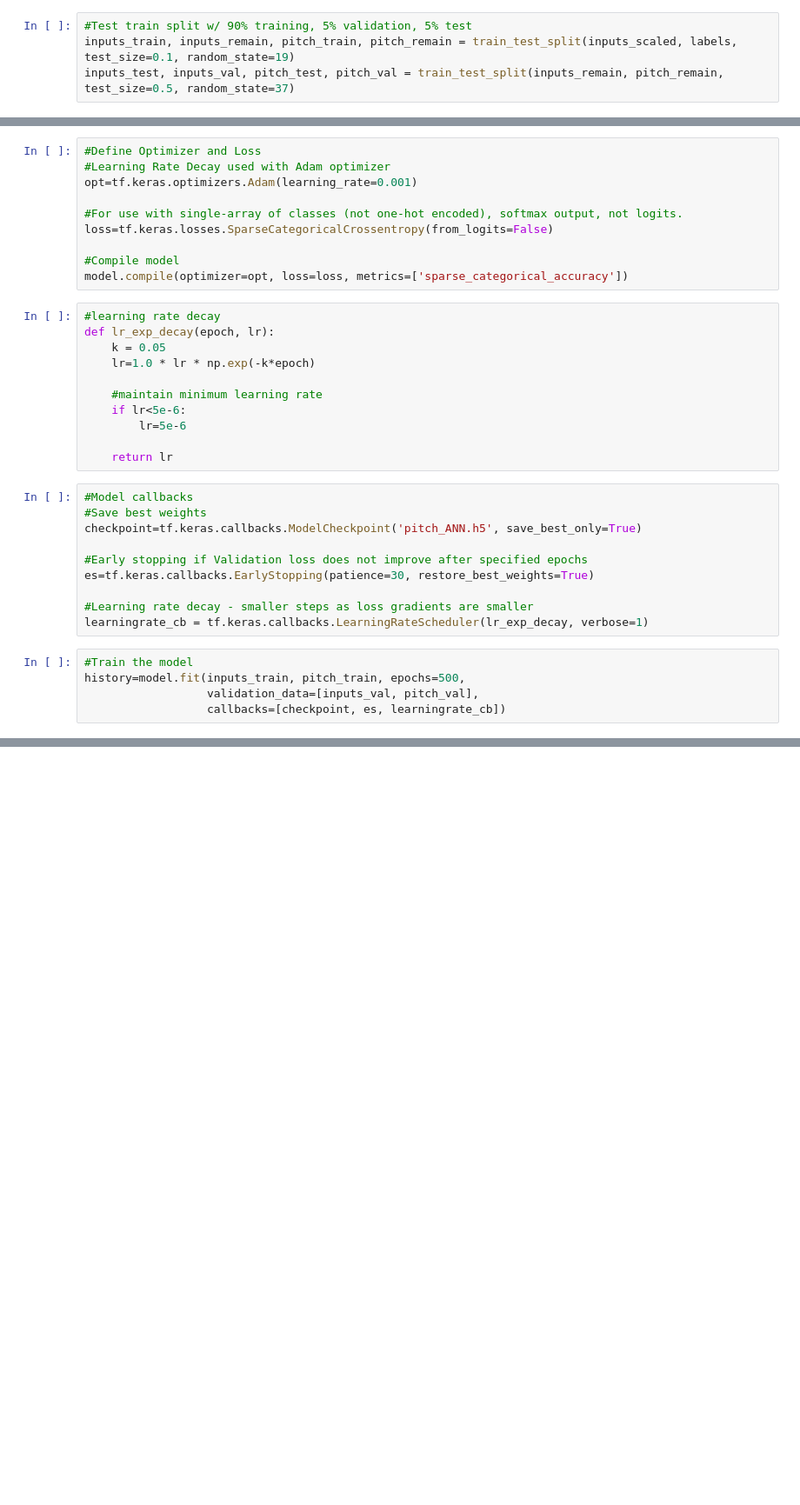
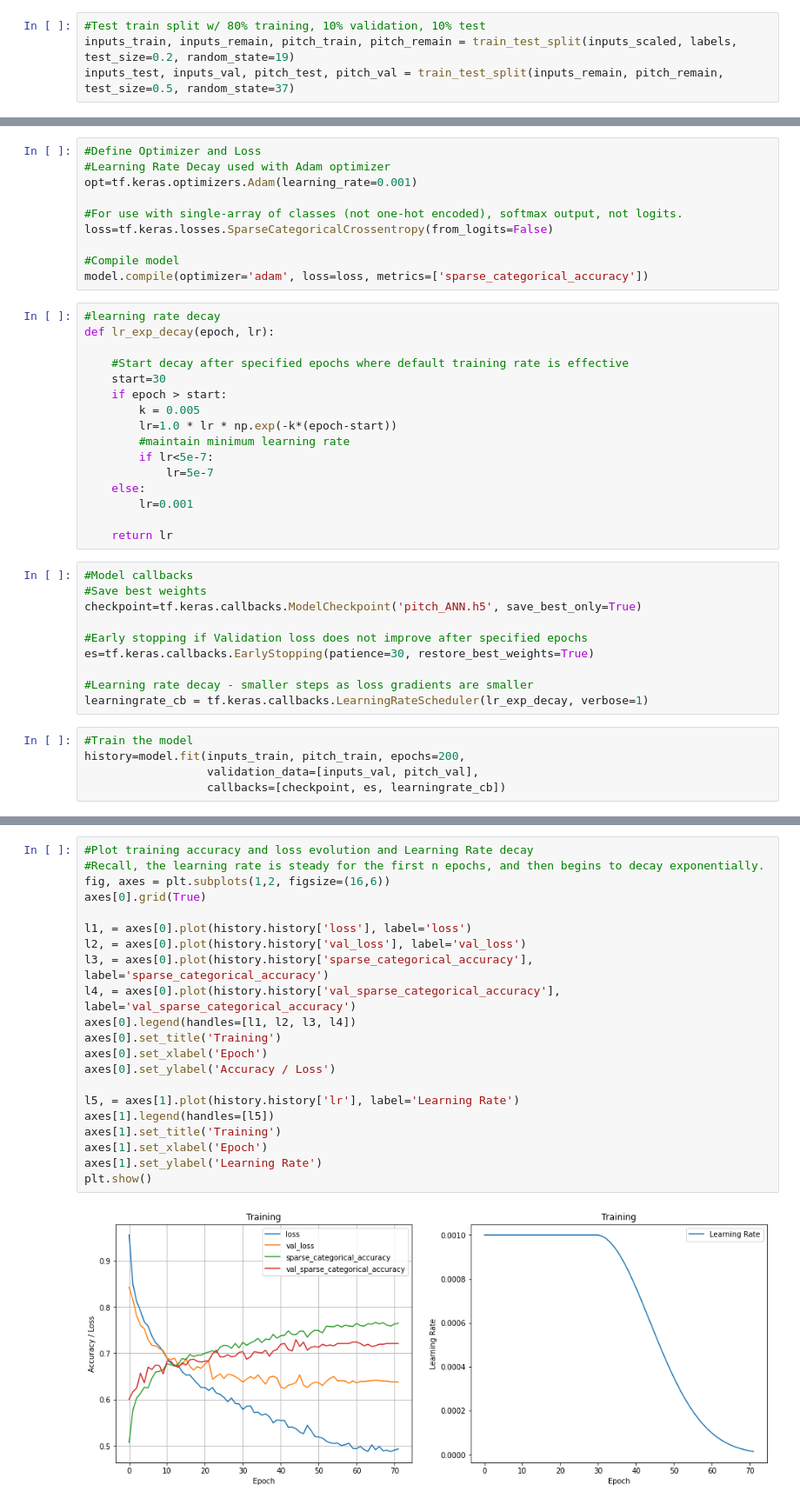
Before and after one commit to brians1982/portfolio, a Jupyter notebook: PitchPrediction/PitchPredictor_NN.ipynb, the cells around one changed output, grey strips where cells are left out. Shown at 87% size. Cells and saved outputs as stored; diff of their text form; blank space fills up the shorter version.

```diff
--- a/PitchPrediction/PitchPredictor_NN.ipynb
+++ b/PitchPrediction/PitchPredictor_NN.ipynb
@@ -295,8 +295,8 @@ nlabels=labels.nunique()
 in_scaler=MinMaxScaler()
 inputs_scaled=in_scaler.fit_transform(inputs)
 # %%
-#Test train split w/ 90% training, 5% validation, 5% test
-inputs_train, inputs_remain, pitch_train, pitch_remain = train_test_split(inputs_scaled, labels, test_size=0.1, random_state=19)
+#Test train split w/ 80% training, 10% validation, 10% test
+inputs_train, inputs_remain, pitch_train, pitch_remain = train_test_split(inputs_scaled, labels, test_size=0.2, random_state=19)
 inputs_test, inputs_val, pitch_test, pitch_val = train_test_split(inputs_remain, pitch_remain, test_size=0.5, random_state=37)
 # %%
 #Neural Network construction
@@ -349,16 +350,21 @@ opt=tf.keras.optimizers.Adam(learning_rate=0.001)
 loss=tf.keras.losses.SparseCategoricalCrossentropy(from_logits=False)
 
 #Compile model
-model.compile(optimizer=opt, loss=loss, metrics=['sparse_categorical_accuracy'])
+model.compile(optimizer='adam', loss=loss, metrics=['sparse_categorical_accuracy'])
 # %%
 #learning rate decay
 def lr_exp_decay(epoch, lr):
-    k = 0.05
-    lr=1.0 * lr * np.exp(-k*epoch)
 
-    #maintain minimum learning rate
-    if lr<5e-6:
-        lr=5e-6
+    #Start decay after specified epochs where default training rate is effective
+    start=30
+    if epoch > start:
+        k = 0.005
+        lr=1.0 * lr * np.exp(-k*(epoch-start))
+        #maintain minimum learning rate
+        if lr<5e-7:
+            lr=5e-7
+    else:
+        lr=0.001
 
     return lr
 # %%
@@ -373,7 +379,7 @@ es=tf.keras.callbacks.EarlyStopping(patience=30, restore_best_weights=True)
 learningrate_cb = tf.keras.callbacks.LearningRateScheduler(lr_exp_decay, verbose=1)
 # %%
 #Train the model
-history=model.fit(inputs_train, pitch_train, epochs=500,
+history=model.fit(inputs_train, pitch_train, epochs=200,
                   validation_data=[inputs_val, pitch_val],
                   callbacks=[checkpoint, es, learningrate_cb])
 # %% [output]
@@ -412,0 +409,23 @@ plt.show()
+# %%
+#Plot training accuracy and loss evolution and Learning Rate decay
+#Recall, the learning rate is steady for the first n epochs, and then begins to decay exponentially.
+fig, axes = plt.subplots(1,2, figsize=(16,6))
+axes[0].grid(True)
+
+l1, = axes[0].plot(history.history['loss'], label='loss')
+l2, = axes[0].plot(history.history['val_loss'], label='val_loss')
+l3, = axes[0].plot(history.history['sparse_categorical_accuracy'], label='sparse_categorical_accuracy')
+l4, = axes[0].plot(history.history['val_sparse_categorical_accuracy'], label='val_sparse_categorical_accuracy')
+axes[0].legend(handles=[l1, l2, l3, l4])
+axes[0].set_title('Training')
+axes[0].set_xlabel('Epoch')
+axes[0].set_ylabel('Accuracy / Loss')
+
+l5, = axes[1].plot(history.history['lr'], label='Learning Rate')
+axes[1].legend(handles=[l5])
+axes[1].set_title('Training')
+axes[1].set_xlabel('Epoch')
+axes[1].set_ylabel('Learning Rate')
+plt.show()
+# %% [output]
+[figure, added]
```
Also changed, not shown: parts of 4 cells of this notebook.
